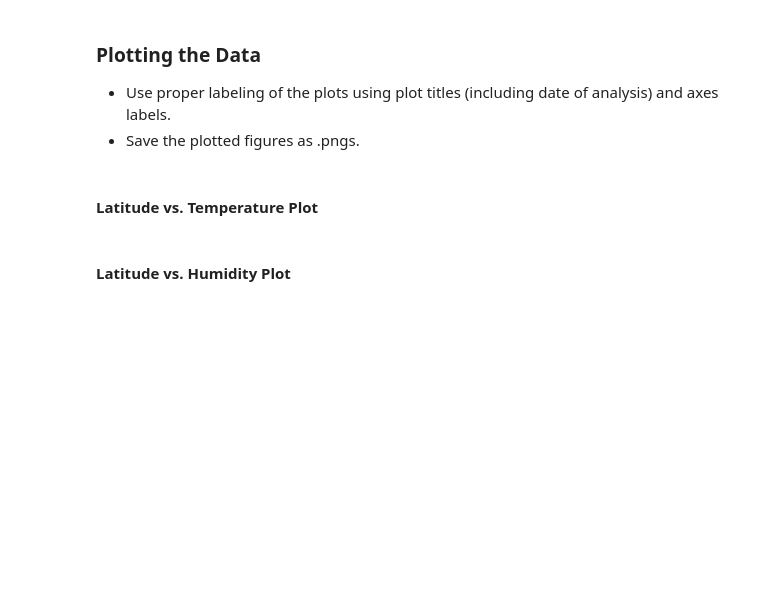
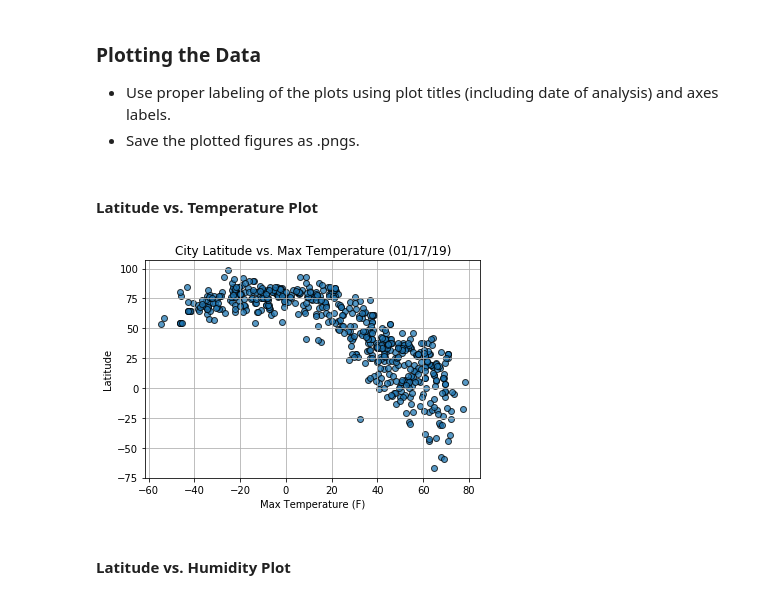
Before and after one commit to usama-ali/API, a Jupyter notebook: API.ipynb, the cells around one changed output. Drawn from its saved outputs; the diff is of its cells as text; code cells hidden in the pictures; blank space fills up the shorter version.

```diff
--- a/API.ipynb
+++ b/API.ipynb
@@ -136,13 +141,13 @@ Data Retrieval Complete
 # %%
 city_df = pd.DataFrame(city_data)
 city_data
-# lats = city_df["Lat"]
-# max_temps =city_df["Max Temp"]
-# humidity =city_df["Humidity"]
-# cloudiness =city_df["Cloudiness"]
-# wind_speed =city_df["Wind Speed"]
+lats = city_df["Lat"]
+max_temps =city_df["Max Temp"]
+humidity =city_df["Humidity"]
+cloudiness =city_df["Cloudiness"]
+wind_speed =city_df["Wind Speed"]
 
-# city_df.to_csv(output_data_file, index_label= "City_ID")
+city_df.to_csv(output_data_file, index_label= "City_ID")
 
-# city_df.count()
+city_df.count()
 # %% [output]
@@ -156,19 +177,17 @@ city_df.head()
 # %% [markdown]
 #### Latitude vs. Temperature Plot
 # %%
-plt.scattar(lats,
-            max_temps,
-            edgecolor= "black",
-            linewidths= 1, marker= "o",
-            alpha= 0.75, label= "Cities")
+plt.scatter(lats, max_temps, edgecolor= "black", linewidths= 1, marker= "o", alpha= 0.75, label= "Cities")
 
 plt.title("City Latitude vs. Max Temperature (%s)" % time.strftime("%x"))
-plt.xlab("Max Temperature (F)")
-plt.ylab("Latitude")
+plt.xlabel("Max Temperature (F)")
+plt.ylabel("Latitude")
 plt.grid(True)
 
-plt.savefig("output_data/Fig1.png")
+plt.savefig("Fig1.png")
 plt.show()
+# %% [output]
+[figure, added]
 # %% [markdown]
 #### Latitude vs. Humidity Plot
 # %%
```
Also changed, not shown: parts of 8 cells of this notebook, 4 other files.
